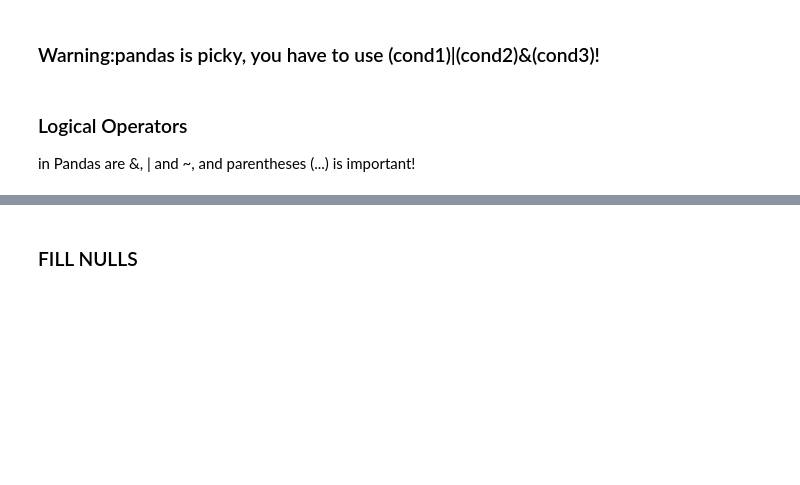
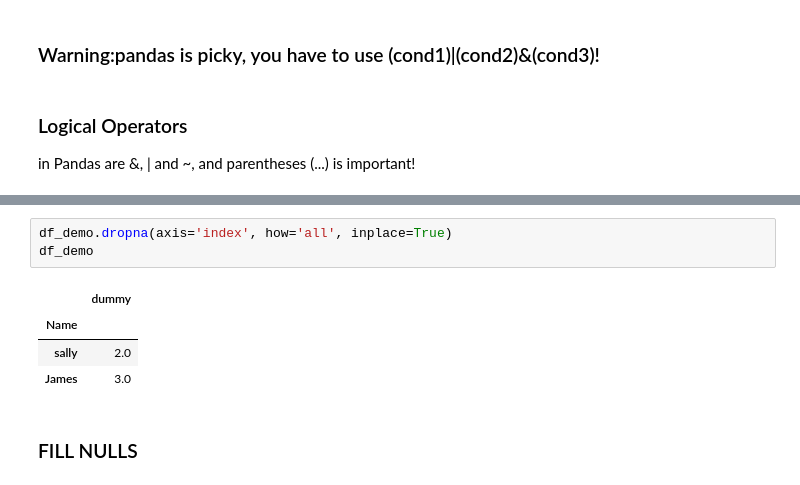
Before and after one commit to stanghong/pandas_training, a Jupyter notebook: Python Operations you should know as a DS.ipynb, the cells around one changed output, grey strips where cells are left out. Drawn from its saved outputs; the diff is of its cells as text; blank space fills up the shorter version.

```diff
--- a/Python Operations you should know as a DS.ipynb
+++ b/Python Operations you should know as a DS.ipynb
@@ -157,3 +215,11 @@ in Pandas are &, | and ~, and parentheses (...) is important!
+# %%
+df_demo.dropna(axis='index', how='all', inplace=True)
+df_demo
+# %% [output]
+|  | dummy |
+| Name |  |
+| sally | 2.0 |
+| James | 3.0 |
 # %% [markdown]
 ### FILL NULLS
 # %%
```
Also changed, not shown: parts of 67 cells of this notebook.
